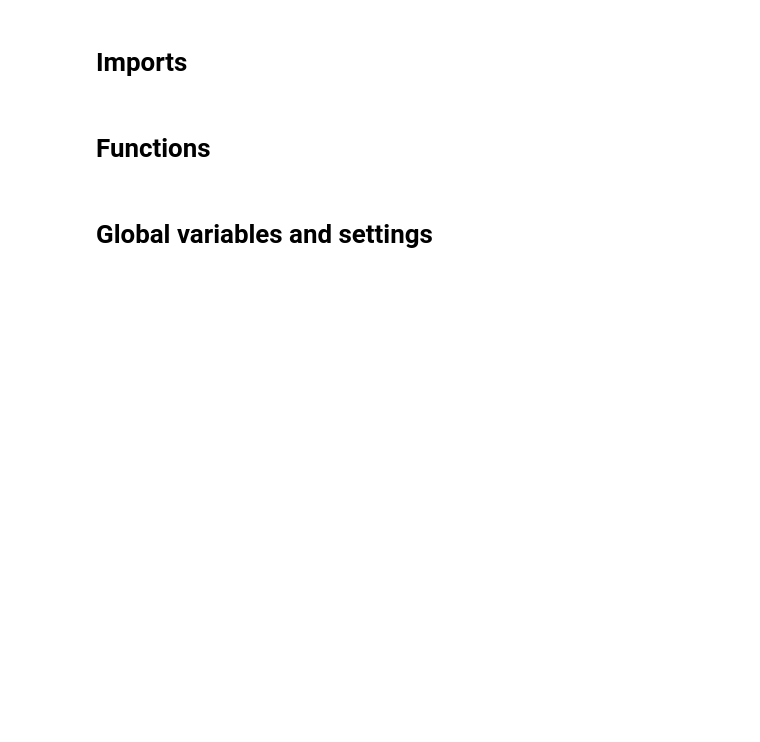
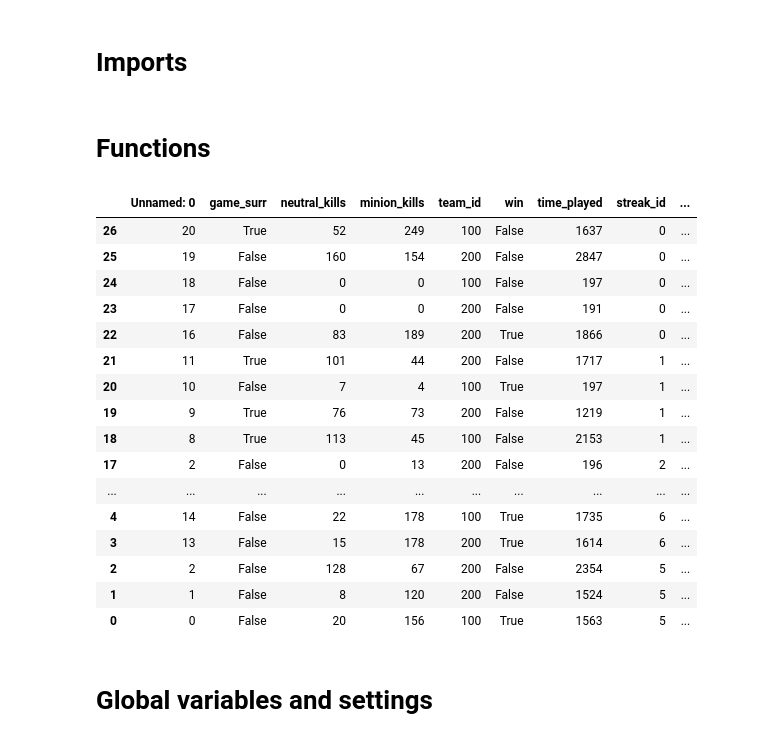
Before and after one commit to ryandamen/tilt, a Jupyter notebook: src/tilt.ipynb, the cells around one changed output. Drawn from its saved outputs; the diff is of its cells as text; code cells hidden in the pictures; blank space fills up the shorter version.

Commit message:
corrected how streak_ids are calculated

```diff
--- a/src/tilt.ipynb
+++ b/src/tilt.ipynb
@@ -330,42 +342,78 @@ def get_summoner_data(regs, tiers, divs, sum_lim, p_patch, r_patch, max_rest, mi
 # %%
 def prep_data(df_match_filt, out_file):
     """
     Preprocess the df_match_filt, manipulation and dropping some data to make to ready for use.
 
     Args:
         df_match_filt (df): Matches filtered based on minimum subsequent matches within
             the maximum rest time in between the matches.
     Returns:
         None
     """
 
+    # Beautification of dataframe
+    # Move information of next game to next line by reversing the dataframe. Games played first (oldest) are on top
+    df_match_prep = df_match_filt[::-1]
+
+    # Redo the streak_id numbers
+    streak_id_ident = df_match_prep["streak_id"].diff().ne(0).cumsum()
+    idx_consec = df_match_filt["idx"].diff().ne(1).cumsum()
+    df_match_prep["streak_id"] = df_match_prep.groupby([streak_id_ident, idx_consec]).ngroup()
+
+    # Add informational columns
     # Calculate the number of games won and lost in succesion per groep of games played within max_rest time of one another
-    # Rename old idx column as game_streak = games played within max_rest of one another
-    df_match_filt.rename(columns={df_match_filt.columns[0]:"game_streak"}, inplace = True)
-    # Group games played in succession
-    game_streak = df_match_filt.loc[:, "game_streak"].diff().ne(1).cumsum()
-    # Group Number games in same streak with the same number
-    # streak_id = df_match_filt.groupby(game_streak).grouper.group_info[0]
+    game_streak = df_match_prep["streak_id"].diff().ne(0).cumsum()
+    df_match_prep["consec_wl"] = df_match_prep.win.groupby((df_match_prep.win != df_match_prep.groupby(game_streak)["win"].shift()).cumsum()).cumcount()
+    # Turn streak values negative if the game ended in a loss
+    df_match_prep.loc[df_match_prep.loc[:, "win"] == False, "consec_wl":] *= -1
+    # Add if the next game is a win or lose
+    df_match_prep['win_next'] = df_match_prep.groupby(game_streak)["win"].shift(-1, fill_value=np.nan)
 
-    # Numbers of games won or lost in succesion
-    df_match_filt["consec_wl"] = df_match_filt.win.groupby((df_match_filt.win != df_match_filt.groupby(game_streak)["win"].shift()).cumsum()).cumcount() + 1
+    # Clean up the dataframe
+    # Dropping columns used for calculations that are not needed anymore
+    col_drop = ["game_make", "game_start", "game_end", "prev_game_end", "next_game_make", "time_since_last", "time_till_next", "idx"]
+    df_match_prep.drop(columns=col_drop, axis=1, inplace = True)
 
-    # Turn streak values negative if the game ended in a loss
-    df_match_filt.loc[df_match_filt.loc[:, "win"] == False, "consec_wl":] *= -1
+    # Changing all values that are above max rest to none
+    # df_match_prep['A'].where(df_match_prep['A'] <= 9, 11, inplace=True)
 
-    # # Clean up the dataframe
-    # # TODO: what other columns can be removed? prev_game_end, next_game_make
-    # # TODO: remove all values that are above max rest? or is there value in keeping it?
-
-    # Drop the old index column
-    df_match_filt.drop(df_match_filt.columns[[0]], axis=1, inplace = True)
-
-    # TODO: TMP save for easy lookup
-    # Write out
-    df_match_filt.to_csv(out_file,
+    df_match_prep.to_csv(out_file,
                          mode="w",
                          sep="\t",
                          index=False)
+    return df_match_prep
+
+
+# TODO: if this gets to slow it might be smarter to consider storing the data as a pickle object instead of a csv file
+# Read in the summoner data
+sumo_info_raw_loc = data_dir / "summoner_data_raw.tsv"
+sumo_info_raw = pd.read_csv(sumo_info_raw_loc, sep = "\t")
+
+# Preprocessing
+sumo_data_loc = out_dir / "prep_sumo_data.tsv"
+sumo_info = prep_data(sumo_info_raw, sumo_data_loc)
+
+# sumo_info
+
+sumo_info.iloc[:, [0]+list(range(-9,0))]
+# %% [output]
+|  | Unnamed: 0 | game_surr | neutral_kills | minion_kills | team_id | win | time_played | streak_id | ... |
+| 26 | 20 | True | 52 | 249 | 100 | False | 1637 | 0 | ... |
+| 25 | 19 | False | 160 | 154 | 200 | False | 2847 | 0 | ... |
+| 24 | 18 | False | 0 | 0 | 100 | False | 197 | 0 | ... |
+| 23 | 17 | False | 0 | 0 | 200 | False | 191 | 0 | ... |
+| 22 | 16 | False | 83 | 189 | 200 | True | 1866 | 0 | ... |
+| 21 | 11 | True | 101 | 44 | 200 | False | 1717 | 1 | ... |
+| 20 | 10 | False | 7 | 4 | 100 | True | 197 | 1 | ... |
+| 19 | 9 | True | 76 | 73 | 200 | False | 1219 | 1 | ... |
+| 18 | 8 | True | 113 | 45 | 100 | False | 2153 | 1 | ... |
+| 17 | 2 | False | 0 | 13 | 200 | False | 196 | 2 | ... |
+| ... | ... | ... | ... | ... | ... | ... | ... | ... | ... |
+| 4 | 14 | False | 22 | 178 | 100 | True | 1735 | 6 | ... |
+| 3 | 13 | False | 15 | 178 | 200 | True | 1614 | 6 | ... |
+| 2 | 2 | False | 128 | 67 | 200 | False | 2354 | 5 | ... |
+| 1 | 1 | False | 8 | 120 | 200 | False | 1524 | 5 | ... |
+| 0 | 0 | False | 20 | 156 | 100 | True | 1563 | 5 | ... |
 # %% [markdown]
 # Global variables and settings
 # %%
```
Also changed, not shown: parts of 7 cells of this notebook.
